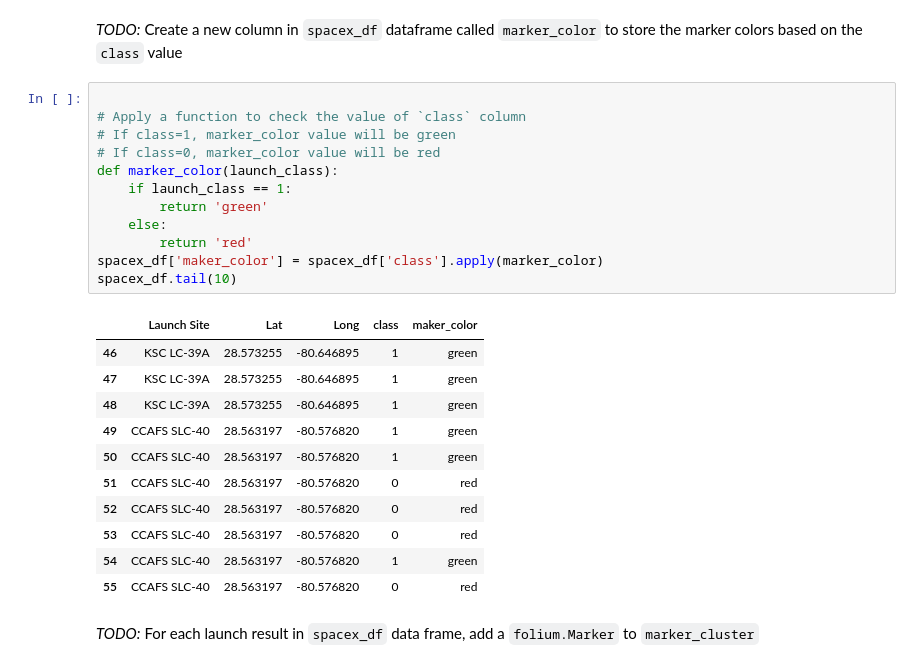
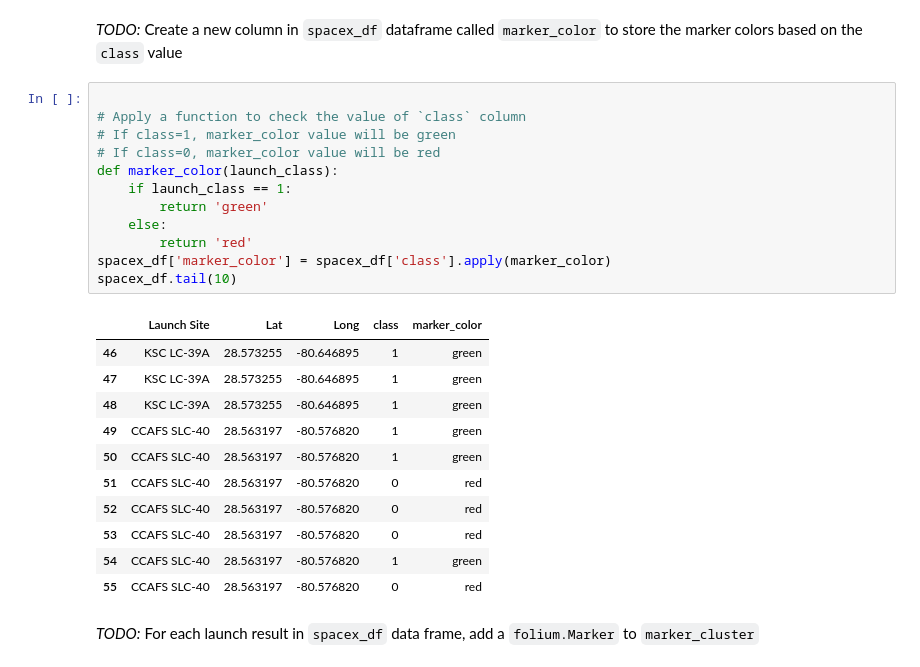
Before and after one commit to ryoosuke/applied-data-science-capstone, a Jupyter notebook: lab_jupyter_launch_site_location.ipynb, the cells around one changed output. Drawn from its saved outputs; the diff is of its cells as text.

Commit message:
Update execution counts and refine code in the Jupyter Notebook for SpaceX Falcon 9 Landing Prediction Lab to enhance clarity and functionality.

```diff
--- a/lab_jupyter_launch_site_location.ipynb
+++ b/lab_jupyter_launch_site_location.ipynb
@@ -163,17 +179,17 @@ marker_cluster = MarkerCluster()
 # %%
 
 # Apply a function to check the value of `class` column
 # If class=1, marker_color value will be green
 # If class=0, marker_color value will be red
 def marker_color(launch_class):
     if launch_class == 1:
         return 'green'
     else:
         return 'red'
-spacex_df['maker_color'] = spacex_df['class'].apply(marker_color)
+spacex_df['marker_color'] = spacex_df['class'].apply(marker_color)
 spacex_df.tail(10)
 # %% [output]
-|  | Launch Site | Lat | Long | class | maker_color |
+|  | Launch Site | Lat | Long | class | marker_color |
 | 46 | KSC LC-39A | 28.573255 | -80.646895 | 1 | green |
 | 47 | KSC LC-39A | 28.573255 | -80.646895 | 1 | green |
 | 48 | KSC LC-39A | 28.573255 | -80.646895 | 1 | green |
```
Also changed, not shown: parts of 3 cells of this notebook.
